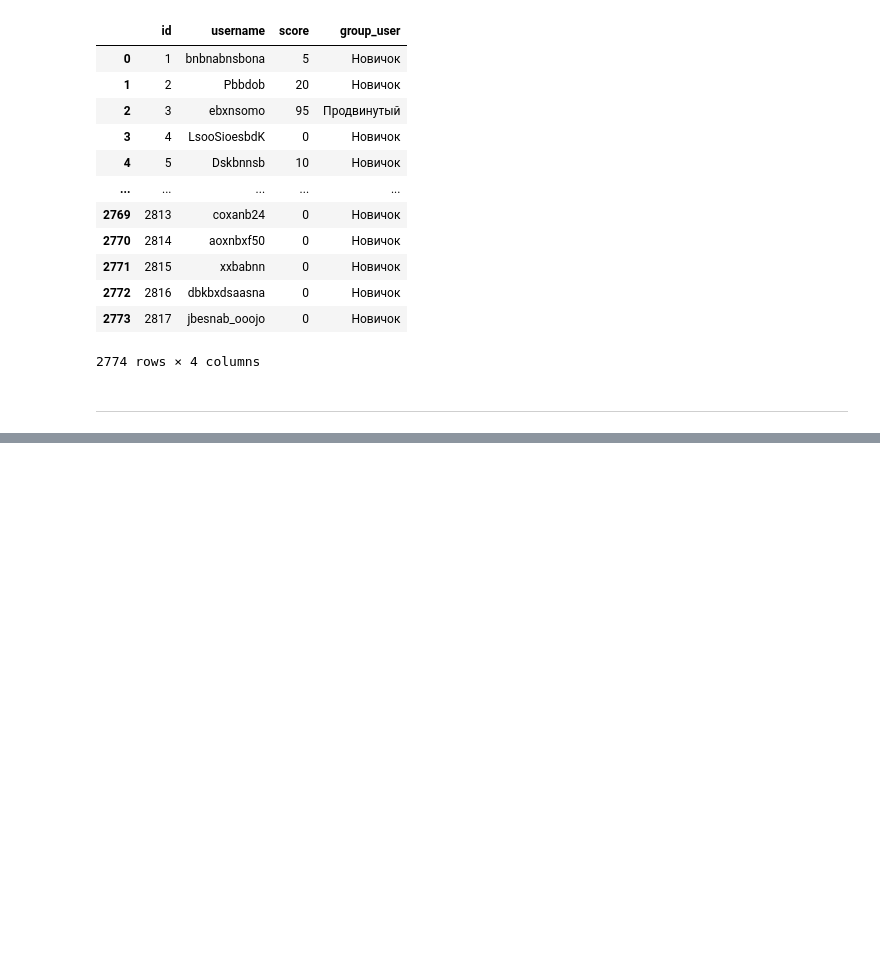
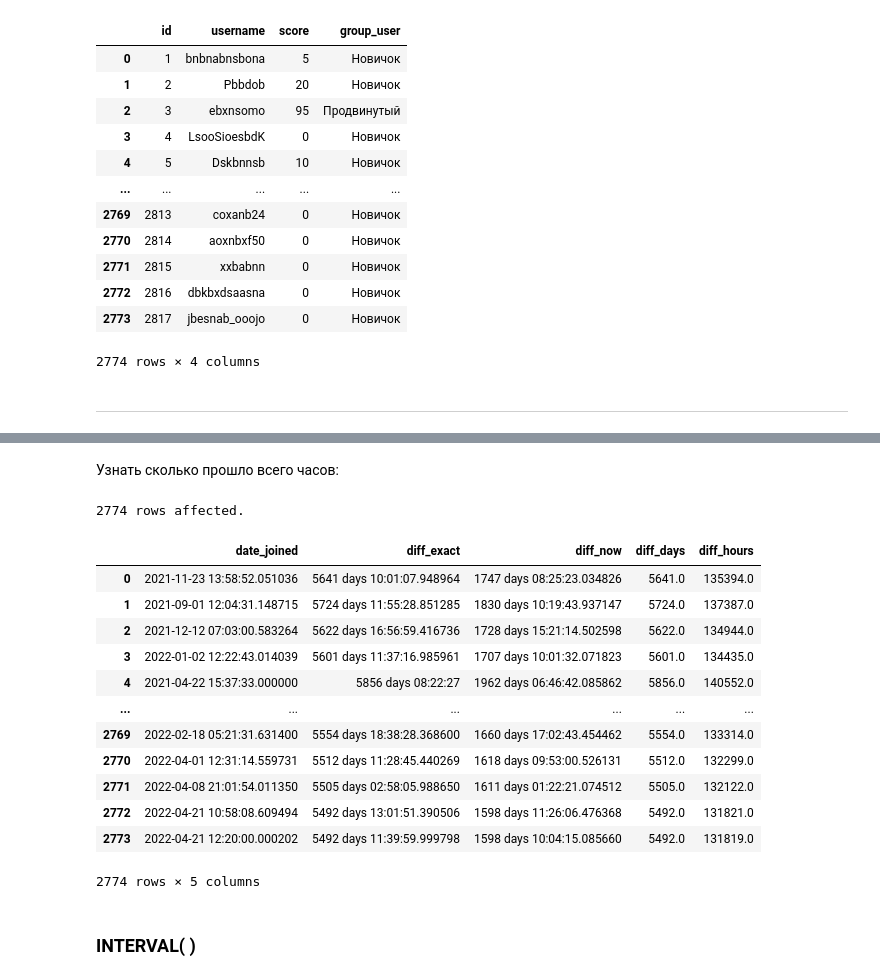
Before and after one commit to magus1968/learning-sql, a Jupyter notebook: docs/appx/simulative.ipynb, the cells around one changed output, grey strips where cells are left out. Drawn from its saved outputs; the diff is of its cells as text; code cells hidden in the pictures; blank space fills up the shorter version.

```diff
--- a/docs/appx/simulative.ipynb
+++ b/docs/appx/simulative.ipynb
@@ -2056,0 +2358,31 @@ ORDER BY id;
+# %% [markdown]
+Узнать сколько прошло всего часов:
+# %%
+%%sql
+SELECT
+    date_joined,
+    MAKE_DATE(2037, 5, 5) - date_joined AS diff_exact,
+    NOW() - date_joined AS diff_now,
+    EXTRACT(days FROM MAKE_DATE(2037, 5, 5) - date_joined) AS diff_days,
+    --
+    EXTRACT(days FROM MAKE_DATE(2037, 5, 5) - date_joined) * 24
+    + EXTRACT(hours FROM MAKE_DATE(2037, 5, 5) - date_joined)
+    AS diff_hours
+FROM users;
+# %% [output]
+2774 rows affected.
+|  | date_joined | diff_exact | diff_now | diff_days | diff_hours |
+| 0 | 2021-11-23 13:58:52.051036 | 5641 days 10:01:07.948964 | 1747 days 08:25:23.034826 | 5641.0 | 135394.0 |
+| 1 | 2021-09-01 12:04:31.148715 | 5724 days 11:55:28.851285 | 1830 days 10:19:43.937147 | 5724.0 | 137387.0 |
+| 2 | 2021-12-12 07:03:00.583264 | 5622 days 16:56:59.416736 | 1728 days 15:21:14.502598 | 5622.0 | 134944.0 |
+| 3 | 2022-01-02 12:22:43.014039 | 5601 days 11:37:16.985961 | 1707 days 10:01:32.071823 | 5601.0 | 134435.0 |
+| 4 | 2021-04-22 15:37:33.000000 | 5856 days 08:22:27 | 1962 days 06:46:42.085862 | 5856.0 | 140552.0 |
+| ... | ... | ... | ... | ... | ... |
+| 2769 | 2022-02-18 05:21:31.631400 | 5554 days 18:38:28.368600 | 1660 days 17:02:43.454462 | 5554.0 | 133314.0 |
+| 2770 | 2022-04-01 12:31:14.559731 | 5512 days 11:28:45.440269 | 1618 days 09:53:00.526131 | 5512.0 | 132299.0 |
+| 2771 | 2022-04-08 21:01:54.011350 | 5505 days 02:58:05.988650 | 1611 days 01:22:21.074512 | 5505.0 | 132122.0 |
+| 2772 | 2022-04-21 10:58:08.609494 | 5492 days 13:01:51.390506 | 1598 days 11:26:06.476368 | 5492.0 | 131821.0 |
+| 2773 | 2022-04-21 12:20:00.000202 | 5492 days 11:39:59.999798 | 1598 days 10:04:15.085660 | 5492.0 | 131819.0 |
+2774 rows × 5 columns
+# %% [markdown]
+### INTERVAL( )
```
Also changed, not shown: parts of 45 cells of this notebook.
